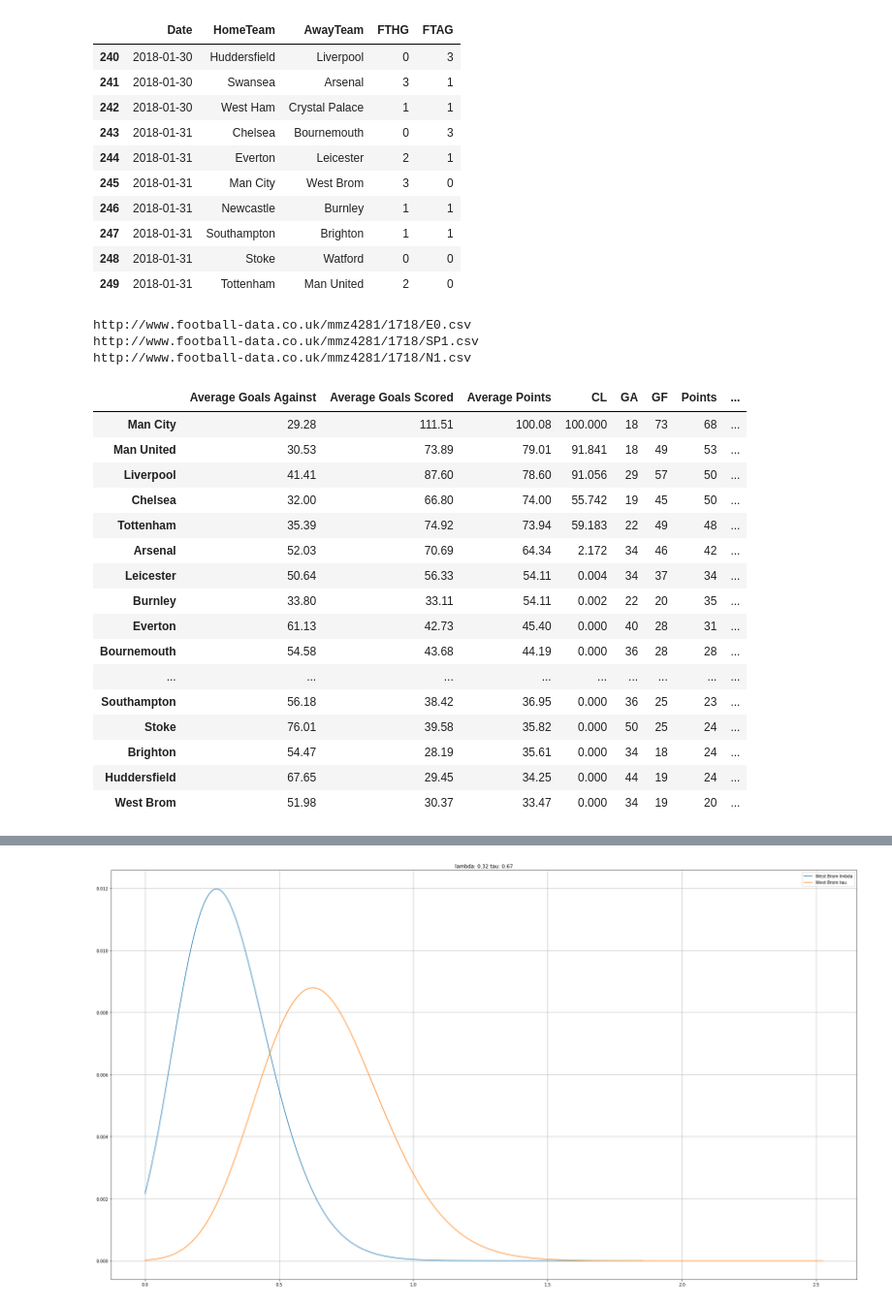
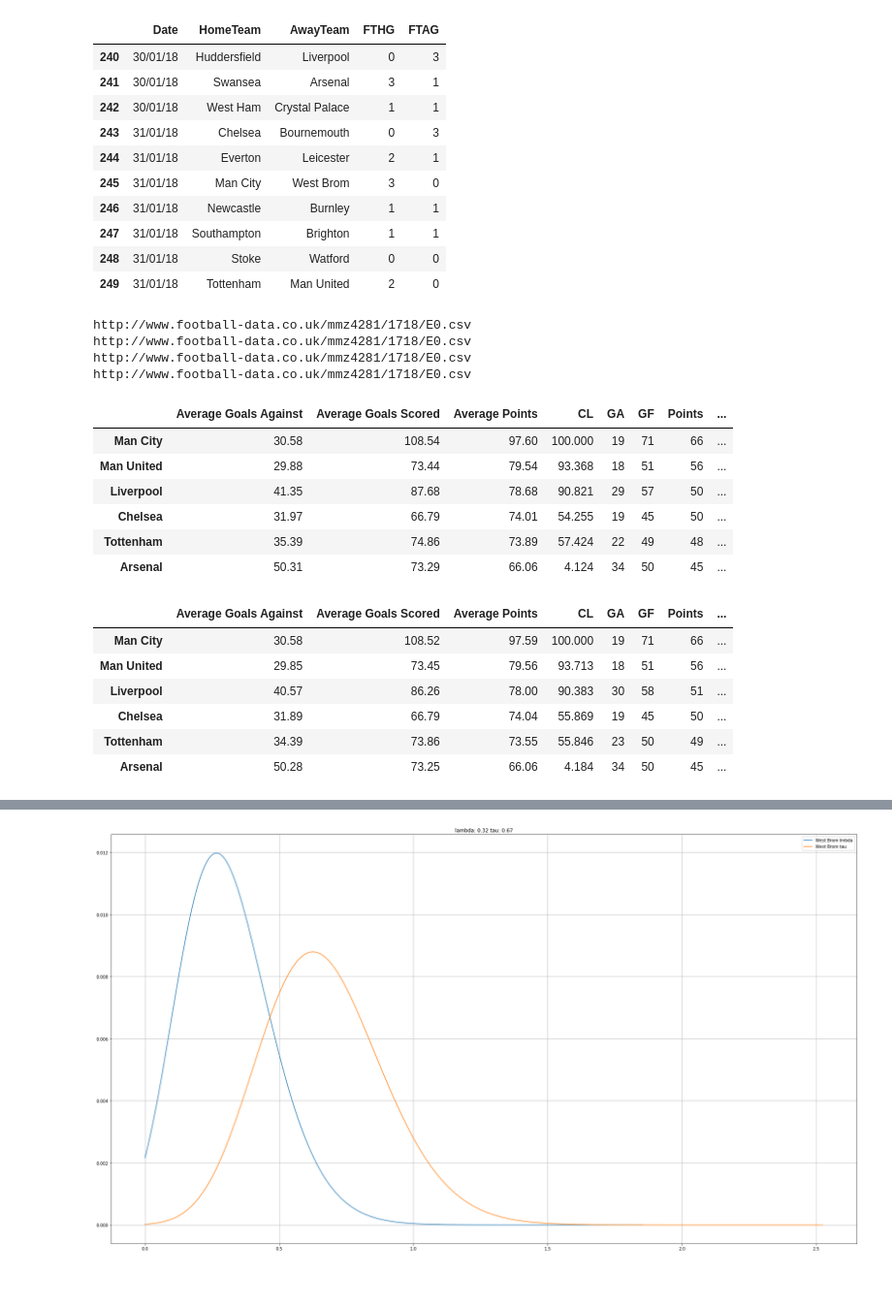
Before and after one commit to tchnvkng/python_notebooks, a Jupyter notebook: premier_league/pl.ipynb, the cells around one changed output, grey strips where cells are left out. Shown at 97% size. Drawn from its saved outputs; the diff is of its cells as text; code cells hidden in the pictures; blank space fills up the shorter version.

```diff
--- a/premier_league/pl.ipynb
+++ b/premier_league/pl.ipynb
@@ -7,4 +7,5 @@ from plFuns import *
 plt.rcParams['figure.figsize']=[32,18]
 # %%
 countries=['EN','ES','NL']
+countries=['EN','ENL','ENT','EN0']
 seasons=pd.Series({_cntr:Season(_cntr) for _cntr in countries})
@@ -19,22 +12,32 @@ pool=seasons['EN'].Teams['Liverpool']
 # %%
-seasons['EN'].all.tail(10)
+seasons['ENL'].all.tail(10)
 # %% [output]
 |  | Date | HomeTeam | AwayTeam | FTHG | FTAG |
-| 240 | 2018-01-30 | Huddersfield | Liverpool | 0 | 3 |
-| 241 | 2018-01-30 | Swansea | Arsenal | 3 | 1 |
-| 242 | 2018-01-30 | West Ham | Crystal Palace | 1 | 1 |
-| 243 | 2018-01-31 | Chelsea | Bournemouth | 0 | 3 |
-| 244 | 2018-01-31 | Everton | Leicester | 2 | 1 |
-| 245 | 2018-01-31 | Man City | West Brom | 3 | 0 |
-| 246 | 2018-01-31 | Newcastle | Burnley | 1 | 1 |
-| 247 | 2018-01-31 | Southampton | Brighton | 1 | 1 |
-| 248 | 2018-01-31 | Stoke | Watford | 0 | 0 |
-| 249 | 2018-01-31 | Tottenham | Man United | 2 | 0 |
+| 240 | 30/01/18 | Huddersfield | Liverpool | 0 | 3 |
+| 241 | 30/01/18 | Swansea | Arsenal | 3 | 1 |
+| 242 | 30/01/18 | West Ham | Crystal Palace | 1 | 1 |
+| 243 | 31/01/18 | Chelsea | Bournemouth | 0 | 3 |
+| 244 | 31/01/18 | Everton | Leicester | 2 | 1 |
+| 245 | 31/01/18 | Man City | West Brom | 3 | 0 |
+| 246 | 31/01/18 | Newcastle | Burnley | 1 | 1 |
+| 247 | 31/01/18 | Southampton | Brighton | 1 | 1 |
+| 248 | 31/01/18 | Stoke | Watford | 0 | 0 |
+| 249 | 31/01/18 | Tottenham | Man United | 2 | 0 |
+# %%
+for _season in seasons:
+    _season.add_match('03/02/18','Man United',2,'Huddersfield',0)
+    _season.add_match('03/02/18','Man City',1,'Burnley',1)
+    _season.add_match('03/02/18','Arsenal',4,'Everton',0)
+
+seasons['ENL'].add_match('03/02/18','Liverpool',1,'Tottenham',0)
+seasons['ENT'].add_match('03/02/18','Liverpool',0,'Tottenham',1)
+seasons['EN0'].add_match('03/02/18','Liverpool',1,'Tottenham',1)
 # %%
 for _season in seasons:
     print(_season.url)
     _season.calibrate()
 # %% [output]
 http://www.football-data.co.uk/mmz4281/1718/E0.csv
-http://www.football-data.co.uk/mmz4281/1718/SP1.csv
-http://www.football-data.co.uk/mmz4281/1718/N1.csv
+http://www.football-data.co.uk/mmz4281/1718/E0.csv
+http://www.football-data.co.uk/mmz4281/1718/E0.csv
+http://www.football-data.co.uk/mmz4281/1718/E0.csv
@@ -42,22 +53,22 @@ http://www.football-data.co.uk/mmz4281/1718/N1.csv
 for _season in seasons:
     _season.SimulateRestOfSeason(nScenarios=int(1e5))
 # %%
-seasons['EN'].get_all_results()
+seasons['EN'].get_all_results().head(6)
 # %% [output]
 |  | Average Goals Against | Average Goals Scored | Average Points | CL | GA | GF | Points | ... |
-| Man City | 29.28 | 111.51 | 100.08 | 100.000 | 18 | 73 | 68 | ... |
-| Man United | 30.53 | 73.89 | 79.01 | 91.841 | 18 | 49 | 53 | ... |
-| Liverpool | 41.41 | 87.60 | 78.60 | 91.056 | 29 | 57 | 50 | ... |
-| Chelsea | 32.00 | 66.80 | 74.00 | 55.742 | 19 | 45 | 50 | ... |
-| Tottenham | 35.39 | 74.92 | 73.94 | 59.183 | 22 | 49 | 48 | ... |
-| Arsenal | 52.03 | 70.69 | 64.34 | 2.172 | 34 | 46 | 42 | ... |
-| Leicester | 50.64 | 56.33 | 54.11 | 0.004 | 34 | 37 | 34 | ... |
-| Burnley | 33.80 | 33.11 | 54.11 | 0.002 | 22 | 20 | 35 | ... |
-| Everton | 61.13 | 42.73 | 45.40 | 0.000 | 40 | 28 | 31 | ... |
-| Bournemouth | 54.58 | 43.68 | 44.19 | 0.000 | 36 | 28 | 28 | ... |
-| ... | ... | ... | ... | ... | ... | ... | ... | ... |
-| Southampton | 56.18 | 38.42 | 36.95 | 0.000 | 36 | 25 | 23 | ... |
-| Stoke | 76.01 | 39.58 | 35.82 | 0.000 | 50 | 25 | 24 | ... |
-| Brighton | 54.47 | 28.19 | 35.61 | 0.000 | 34 | 18 | 24 | ... |
-| Huddersfield | 67.65 | 29.45 | 34.25 | 0.000 | 44 | 19 | 24 | ... |
-| West Brom | 51.98 | 30.37 | 33.47 | 0.000 | 34 | 19 | 20 | ... |
+| Man City | 30.58 | 108.54 | 97.60 | 100.000 | 19 | 71 | 66 | ... |
+| Man United | 29.88 | 73.44 | 79.54 | 93.368 | 18 | 51 | 56 | ... |
+| Liverpool | 41.35 | 87.68 | 78.68 | 90.821 | 29 | 57 | 50 | ... |
+| Chelsea | 31.97 | 66.79 | 74.01 | 54.255 | 19 | 45 | 50 | ... |
+| Tottenham | 35.39 | 74.86 | 73.89 | 57.424 | 22 | 49 | 48 | ... |
+| Arsenal | 50.31 | 73.29 | 66.06 | 4.124 | 34 | 50 | 45 | ... |
+# %%
+seasons['EN0'].get_all_results().head(6)
+# %% [output]
+|  | Average Goals Against | Average Goals Scored | Average Points | CL | GA | GF | Points | ... |
+| Man City | 30.58 | 108.52 | 97.59 | 100.000 | 19 | 71 | 66 | ... |
+| Man United | 29.85 | 73.45 | 79.56 | 93.713 | 18 | 51 | 56 | ... |
+| Liverpool | 40.57 | 86.26 | 78.00 | 90.383 | 30 | 58 | 51 | ... |
+| Chelsea | 31.89 | 66.79 | 74.04 | 55.869 | 19 | 45 | 50 | ... |
+| Tottenham | 34.39 | 73.86 | 73.55 | 55.846 | 23 | 50 | 49 | ... |
+| Arsenal | 50.28 | 73.25 | 66.06 | 4.184 | 34 | 50 | 45 | ... |
```
Also changed, not shown: parts of 11 cells of this notebook, 2 other files.
